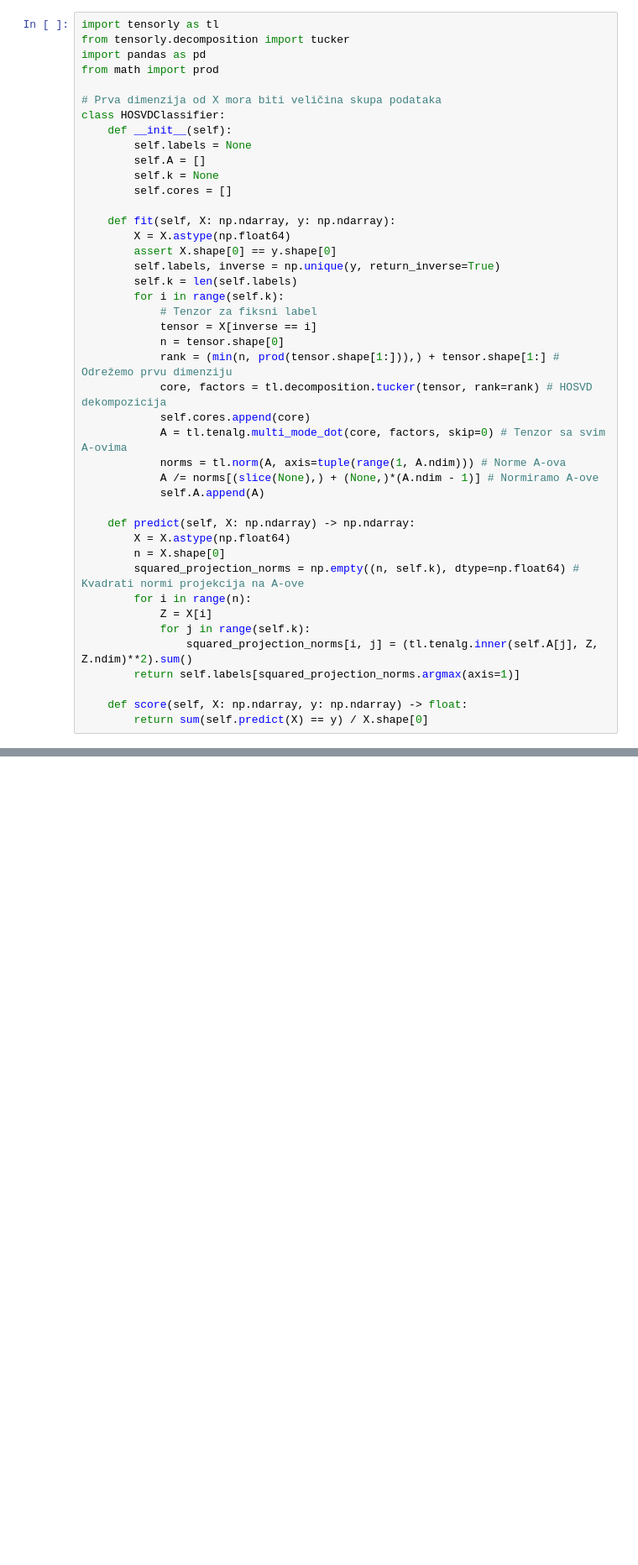
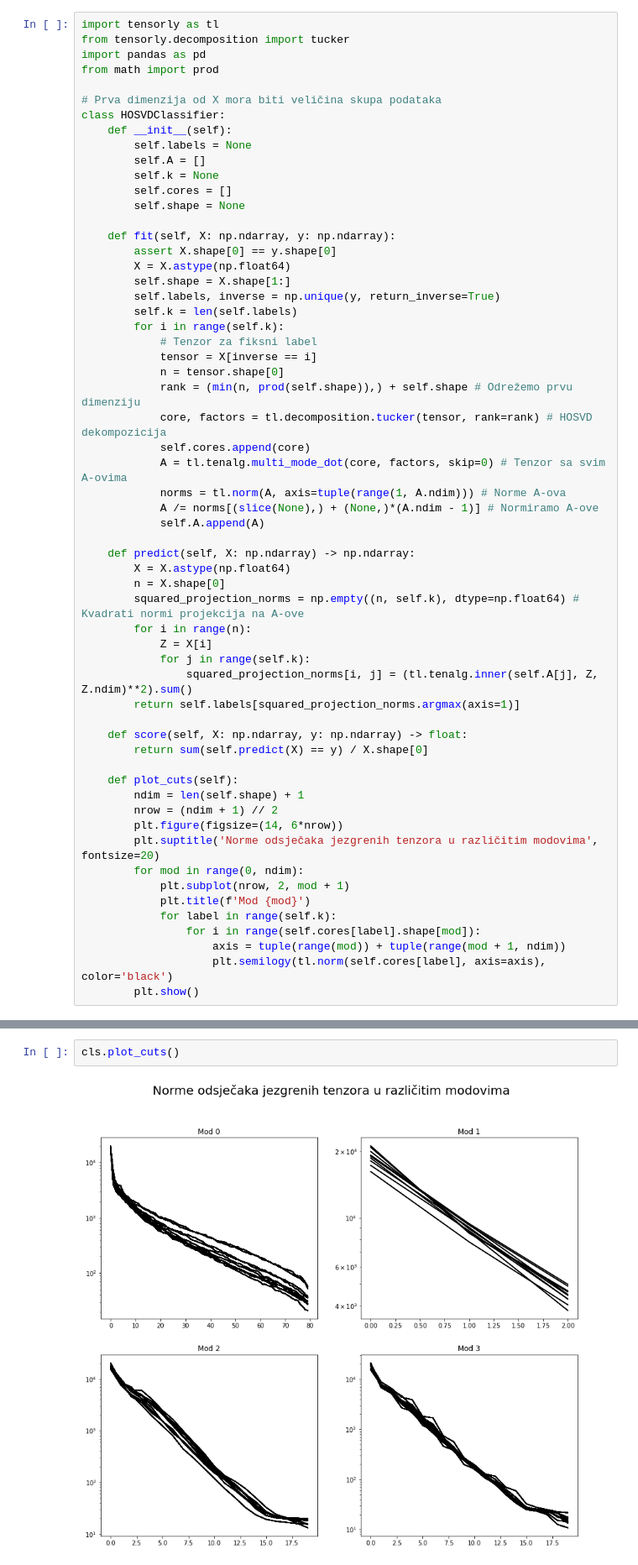
Before and after one commit to markojukic/raketa-online-character-recognition, a Jupyter notebook: HOSVD-Gradient.ipynb, the cells around one changed output, grey strips where cells are left out. Shown: that part at 84% size. Saved outputs shown, nothing was run; the diff lists cells and outputs as text; blank space fills up the shorter version.

Commit message:
Dodao norme u različitim modovima

```diff
--- a/HOSVD-Gradient.ipynb
+++ b/HOSVD-Gradient.ipynb
@@ -41,17 +41,19 @@ class HOSVDClassifier:
         self.A = []
         self.k = None
         self.cores = []
+        self.shape = None
 
     def fit(self, X: np.ndarray, y: np.ndarray):
+        assert X.shape[0] == y.shape[0]
         X = X.astype(np.float64)
-        assert X.shape[0] == y.shape[0]
+        self.shape = X.shape[1:]
         self.labels, inverse = np.unique(y, return_inverse=True)
         self.k = len(self.labels)
         for i in range(self.k):
             # Tenzor za fiksni label
             tensor = X[inverse == i]
             n = tensor.shape[0]
-            rank = (min(n, prod(tensor.shape[1:])),) + tensor.shape[1:] # Odrežemo prvu dimenziju
+            rank = (min(n, prod(self.shape)),) + self.shape # Odrežemo prvu dimenziju
             core, factors = tl.decomposition.tucker(tensor, rank=rank) # HOSVD dekompozicija
             self.cores.append(core)
             A = tl.tenalg.multi_mode_dot(core, factors, skip=0) # Tenzor sa svim A-ovima
@@ -71,6 +73,20 @@ class HOSVDClassifier:
 
     def score(self, X: np.ndarray, y: np.ndarray) -> float:
         return sum(self.predict(X) == y) / X.shape[0]
+
+    def plot_cuts(self):
+        ndim = len(self.shape) + 1
+        nrow = (ndim + 1) // 2
+        plt.figure(figsize=(14, 6*nrow))
+        plt.suptitle('Norme odsječaka jezgrenih tenzora u različitim modovima', fontsize=20)
+        for mod in range(0, ndim):
+            plt.subplot(nrow, 2, mod + 1)
+            plt.title(f'Mod {mod}')
+            for label in range(self.k):
+                for i in range(self.cores[label].shape[mod]):
+                    axis = tuple(range(mod)) + tuple(range(mod + 1, ndim))
+                    plt.semilogy(tl.norm(self.cores[label], axis=axis), color='black')
+        plt.show()
 # %%
 # Primjer izrade gradijenta
 gradient_creator = GradientCreator(
@@ -103 +119,5 @@ Wall time: 3.59 s
 0.9725
+# %%
+cls.plot_cuts()
+# %% [output]
+[figure, added]
```
Also changed, not shown: parts of 2 cells of this notebook.
